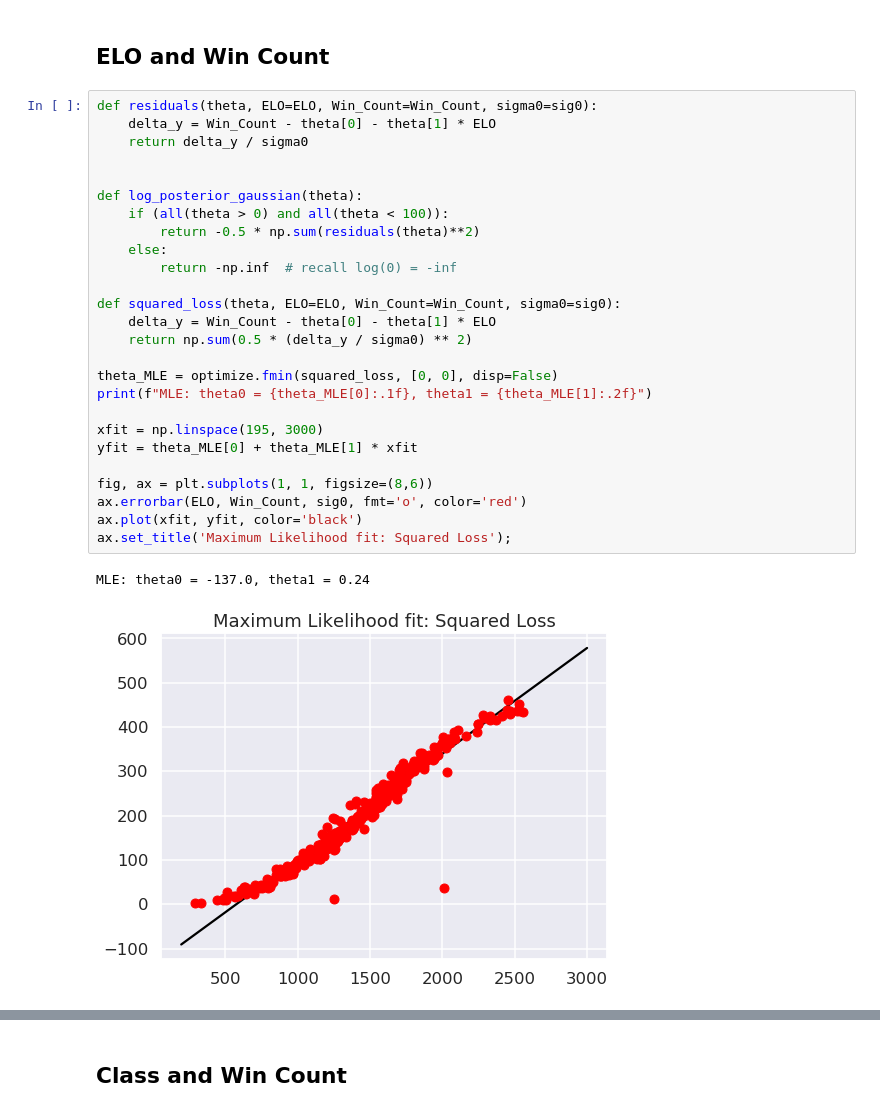
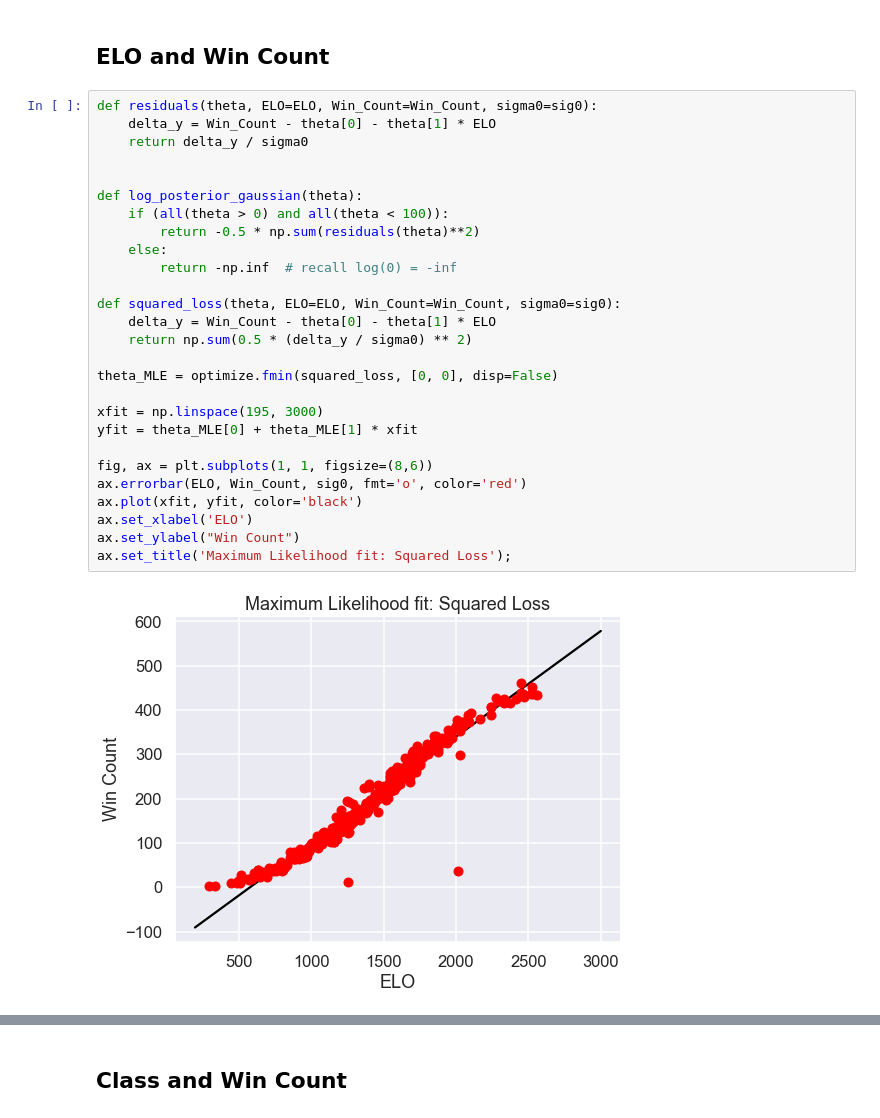
Before and after one commit to cthomps9/Bayes-Final-Project, a Jupyter notebook: Final Project/Cristopher_Thompson_FInal_Project_Pokemon.ipynb, the cells around one changed output, grey strips where cells are left out. Drawn from its saved outputs; the diff is of its cells as text.

```diff
--- a/Final Project/Cristopher_Thompson_FInal_Project_Pokemon.ipynb
+++ b/Final Project/Cristopher_Thompson_FInal_Project_Pokemon.ipynb
@@ -183,32 +216,32 @@ Huber: theta0 = 595.8, theta1 = -0.25
 # %%
 def residuals(theta, ELO=ELO, Win_Count=Win_Count, sigma0=sig0):
     delta_y = Win_Count - theta[0] - theta[1] * ELO
     return delta_y / sigma0
 
 
 def log_posterior_gaussian(theta):
     if (all(theta > 0) and all(theta < 100)):
         return -0.5 * np.sum(residuals(theta)**2)
     else:
         return -np.inf  # recall log(0) = -inf
 
 def squared_loss(theta, ELO=ELO, Win_Count=Win_Count, sigma0=sig0):
     delta_y = Win_Count - theta[0] - theta[1] * ELO
     return np.sum(0.5 * (delta_y / sigma0) ** 2)
 
 theta_MLE = optimize.fmin(squared_loss, [0, 0], disp=False)
-print(f"MLE: theta0 = {theta_MLE[0]:.1f}, theta1 = {theta_MLE[1]:.2f}")
 
 xfit = np.linspace(195, 3000)
 yfit = theta_MLE[0] + theta_MLE[1] * xfit
 
 fig, ax = plt.subplots(1, 1, figsize=(8,6))
 ax.errorbar(ELO, Win_Count, sig0, fmt='o', color='red')
 ax.plot(xfit, yfit, color='black')
+ax.set_xlabel('ELO')
+ax.set_ylabel("Win Count")
 ax.set_title('Maximum Likelihood fit: Squared Loss');
 # %% [output]
-MLE: theta0 = -137.0, theta1 = 0.24
-[figure, old version]
+[figure, new version]
 # %%
 t = np.linspace(-20, 20)
 
```
Also changed, not shown: parts of 31 cells of this notebook.
